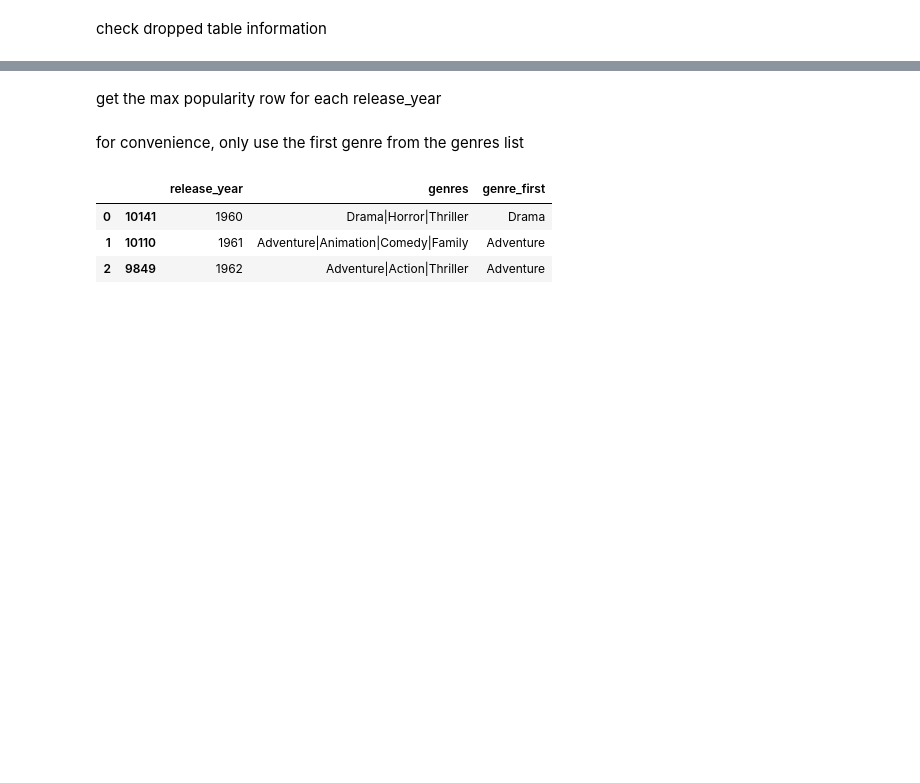
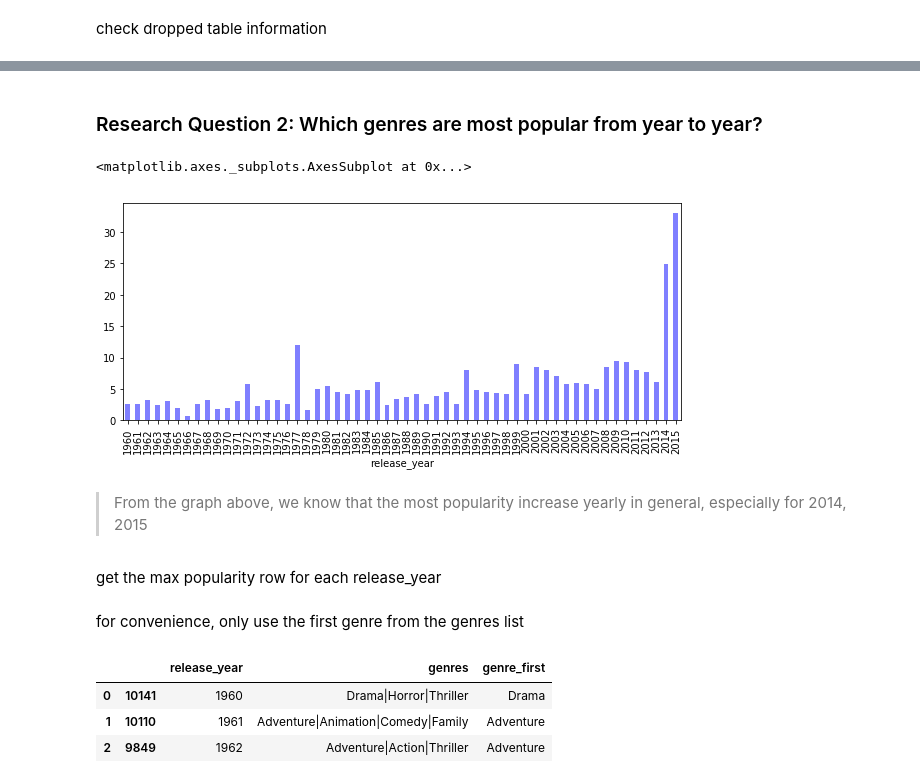
Before and after one commit to aqing1987/s-app-layer, a Jupyter notebook: udacity/ml-engineer-basic/investigate-a-dataset/investigate-tmdb-movies.ipynb, the cells around one changed output, grey strips where cells are left out. Cells and saved outputs as stored; diff of their text form; code cells hidden in the pictures; blank space fills up the shorter version.

```diff
--- a/udacity/ml-engineer-basic/investigate-a-dataset/investigate-tmdb-movies.ipynb
+++ b/udacity/ml-engineer-basic/investigate-a-dataset/investigate-tmdb-movies.ipynb
@@ -138,3 +220,12 @@ df.head()
+# %% [markdown]
+### Research Question 2: Which genres are most popular from year to year?
+# %%
+df.groupby('release_year').popularity.max().plot(kind='bar', figsize=(10, 4), alpha=0.5, color='blue')
+# %% [output]
+<matplotlib.axes._subplots.AxesSubplot at 0x...>
+[figure, added]
+# %% [markdown]
+> From the graph above, we know that the most popularity increase yearly in general, especially for 2014, 2015
 # %% [markdown]
 get the max popularity row for each release_year
 # %%
```
Also changed, not shown: parts of 17 cells of this notebook.
